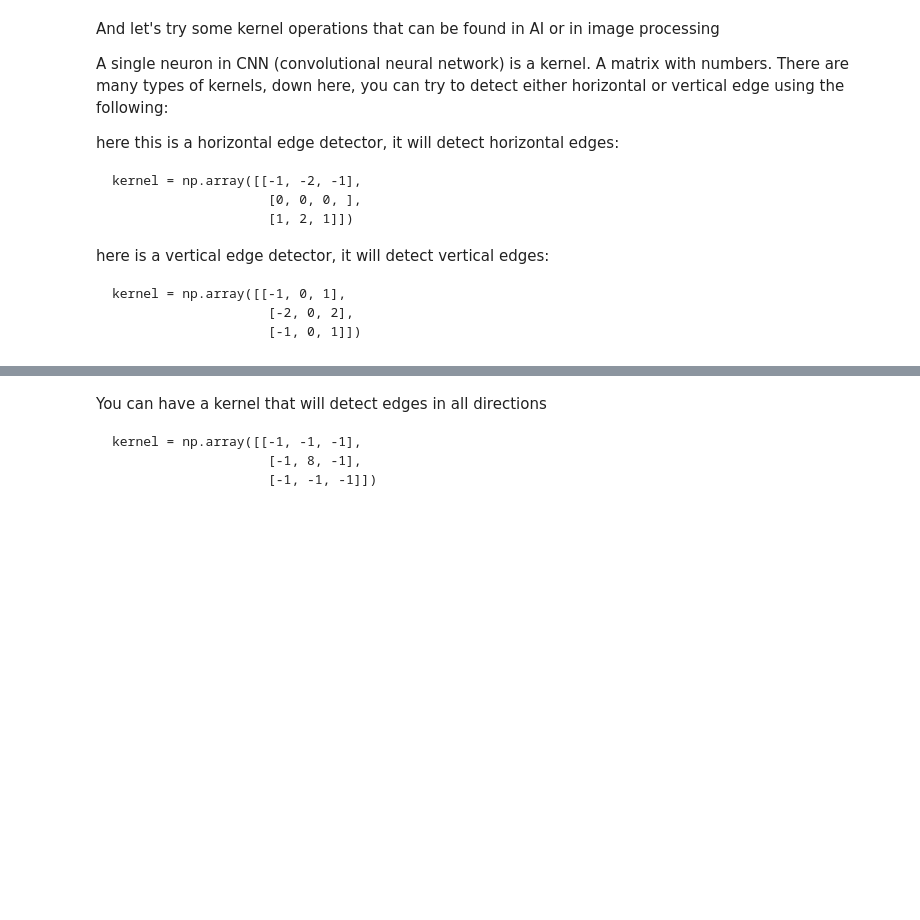
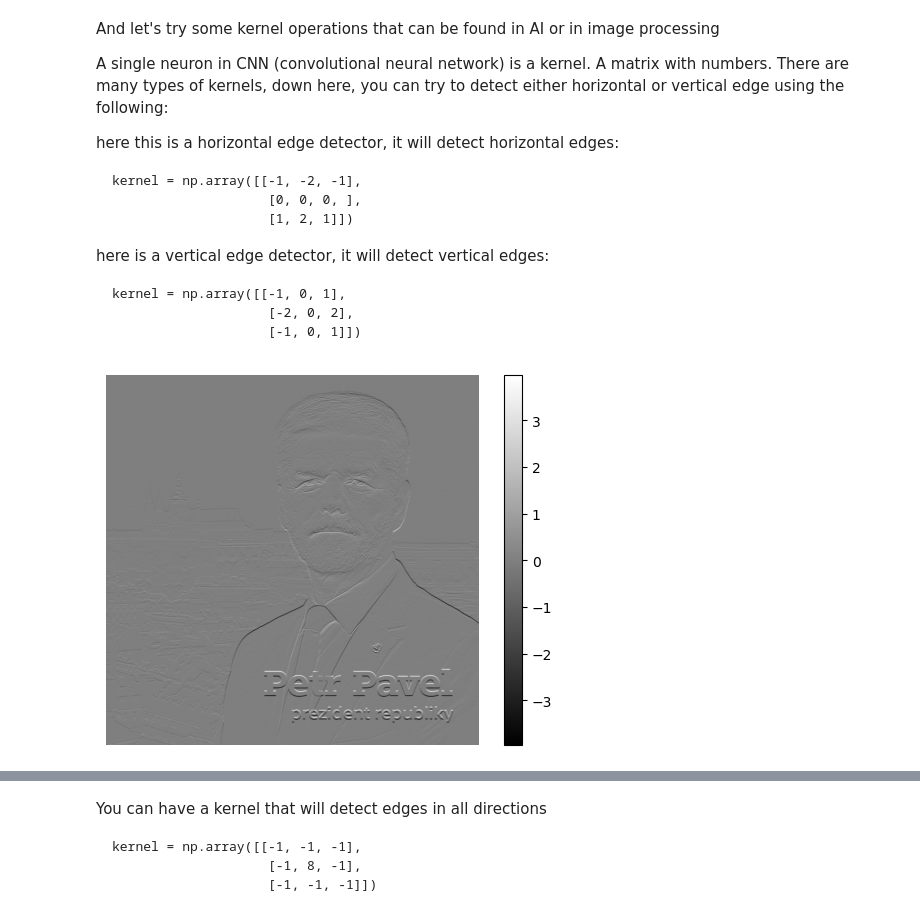
Before and after one commit to Dyymon/maturitni-informatika, a Jupyter notebook: lecture_11/convolution_neural_network.ipynb, the cells around one changed output, grey strips where cells are left out. Drawn from its saved outputs; the diff is of its cells as text; code cells hidden in the pictures; blank space fills up the shorter version.

````diff
--- a/lecture_11/convolution_neural_network.ipynb
+++ b/lecture_11/convolution_neural_network.ipynb
@@ -1770,0 +6,14 @@
+# %%
+import matplotlib.pyplot as plt
+
+image = [[0, 0, 0, 0, 0, 0, 0],
+         [0, 0, 1, 0, 1, 0, 0],
+         [0, 0, 1, 1, 1, 0, 0],
+         [0, 0, 0, 0, 0, 0, 0],
+         [0, 1, 0, 0, 0, 1, 0],
+         [0, 0, 1, 1, 1, 0, 0],
+         [0, 0, 0, 0, 0, 0, 0]]
+
+plt.imshow(image, cmap='gray', interpolation='nearest')
+plt.axis('off')  # Hide axes
+plt.show()
@@ -1788,3 +55,46 @@ kernel = np.array([[-1, 0, 1],
                     [-2, 0, 2],
                     [-1, 0, 1]])
 ```
+# %%
+import numpy as np
+import matplotlib.image as mpimg
+import matplotlib.pyplot as plt
+
+kernel = np.array([[-1, -2, -1],
+                    [0, 0, 0, ],
+                    [1, 2, 1]])
+
+def apply_kernel_on_segment(kernel, segment):
+    return np.sum(kernel * segment)
+
+def apply_kernel_on_image(kernel, image):
+    # image: H x W x C (RGB)
+    # convert to grayscale
+    gray = image.mean(axis=2)
+
+    kh, kw = kernel.shape
+    H, W = gray.shape
+    out_h = H - kh + 1
+    out_w = W - kw + 1
+
+    output = np.zeros((out_h, out_w), dtype=float)
+
+    for i in range(out_h):
+        for j in range(out_w):
+            patch = gray[i:i+kh, j:j+kw]
+            output[i, j] = apply_kernel_on_segment(kernel, patch)
+
+    return output
+
+image = mpimg.imread("president.jpg").astype(float)
+if image.max() > 1.0:
+    image /= 255.0
+
+feature_map = apply_kernel_on_image(kernel, image)
+
+plt.imshow(feature_map, cmap='gray')
+plt.colorbar()
+plt.axis('off')
+plt.show()
+# %% [output]
+[figure, added]
````
Also changed, not shown: parts of 15 cells of this notebook.
